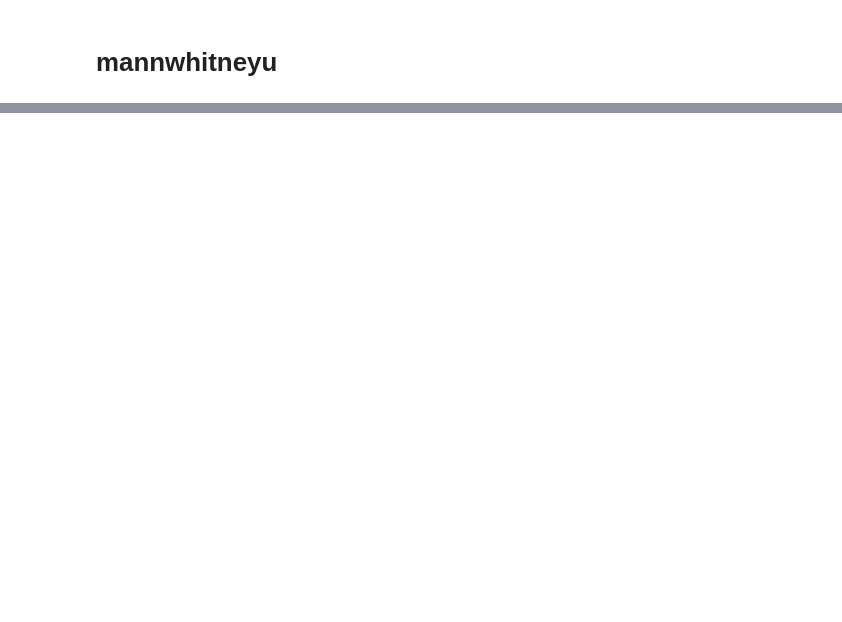
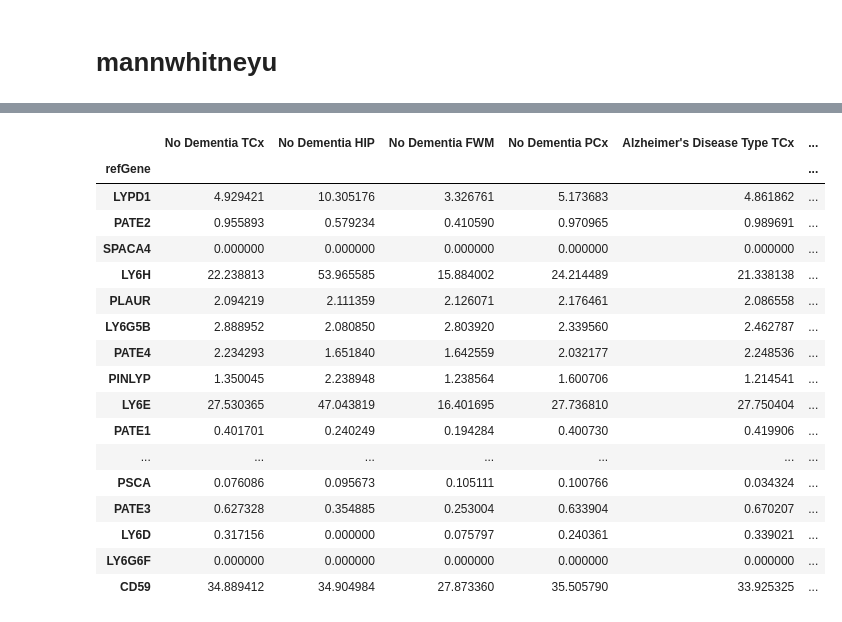
Before and after one commit to alex123012/Coursework_2, a Jupyter notebook: Coursework.ipynb, the cells around one changed output, grey strips where cells are left out. Cells and saved outputs as stored; diff of their text form; code cells hidden in the pictures; blank space fills up the shorter version.

```diff
--- a/Coursework.ipynb
+++ b/Coursework.ipynb
@@ -441,3 +636,35 @@ plt.show()
+# %%
+data.columns = data.columns.str.split('-').str[-1]
+df = pd.DataFrame()
+for i in fpkm.columns.unique():
+    tmp = fpkm[i].T.median()
+    df = pd.concat([df, tmp], axis=1)
+    df.columns = df.columns.tolist()[:-1] + [i]
+for i in data.columns.unique():
+    tmp = data[i].T.median()
+    df = pd.concat([df, tmp], axis=1)
+    df.columns = df.columns.tolist()[:-1] + [i]
+df.to_csv('results/expression_medians.tsv', sep='\t')
+df
+# %% [output]
+|  | No Dementia TCx | No Dementia HIP | No Dementia FWM | No Dementia PCx | Alzheimer's Disease Type TCx | ... |
+| refGene |  |  |  |  |  | ... |
+| LYPD1 | 4.929421 | 10.305176 | 3.326761 | 5.173683 | 4.861862 | ... |
+| PATE2 | 0.955893 | 0.579234 | 0.410590 | 0.970965 | 0.989691 | ... |
+| SPACA4 | 0.000000 | 0.000000 | 0.000000 | 0.000000 | 0.000000 | ... |
+| LY6H | 22.238813 | 53.965585 | 15.884002 | 24.214489 | 21.338138 | ... |
+| PLAUR | 2.094219 | 2.111359 | 2.126071 | 2.176461 | 2.086558 | ... |
+| LY6G5B | 2.888952 | 2.080850 | 2.803920 | 2.339560 | 2.462787 | ... |
+| PATE4 | 2.234293 | 1.651840 | 1.642559 | 2.032177 | 2.248536 | ... |
+| PINLYP | 1.350045 | 2.238948 | 1.238564 | 1.600706 | 1.214541 | ... |
+| LY6E | 27.530365 | 47.043819 | 16.401695 | 27.736810 | 27.750404 | ... |
+| PATE1 | 0.401701 | 0.240249 | 0.194284 | 0.400730 | 0.419906 | ... |
+| ... | ... | ... | ... | ... | ... | ... |
+| PSCA | 0.076086 | 0.095673 | 0.105111 | 0.100766 | 0.034324 | ... |
+| PATE3 | 0.627328 | 0.354885 | 0.253004 | 0.633904 | 0.670207 | ... |
+| LY6D | 0.317156 | 0.000000 | 0.075797 | 0.240361 | 0.339021 | ... |
+| LY6G6F | 0.000000 | 0.000000 | 0.000000 | 0.000000 | 0.000000 | ... |
+| CD59 | 34.889412 | 34.904984 | 27.873360 | 35.505790 | 33.925325 | ... |
 # %%
 import os
 print(os.listdir('atlas'))
```
Also changed, not shown: parts of 29 cells of this notebook, 4 other files.
